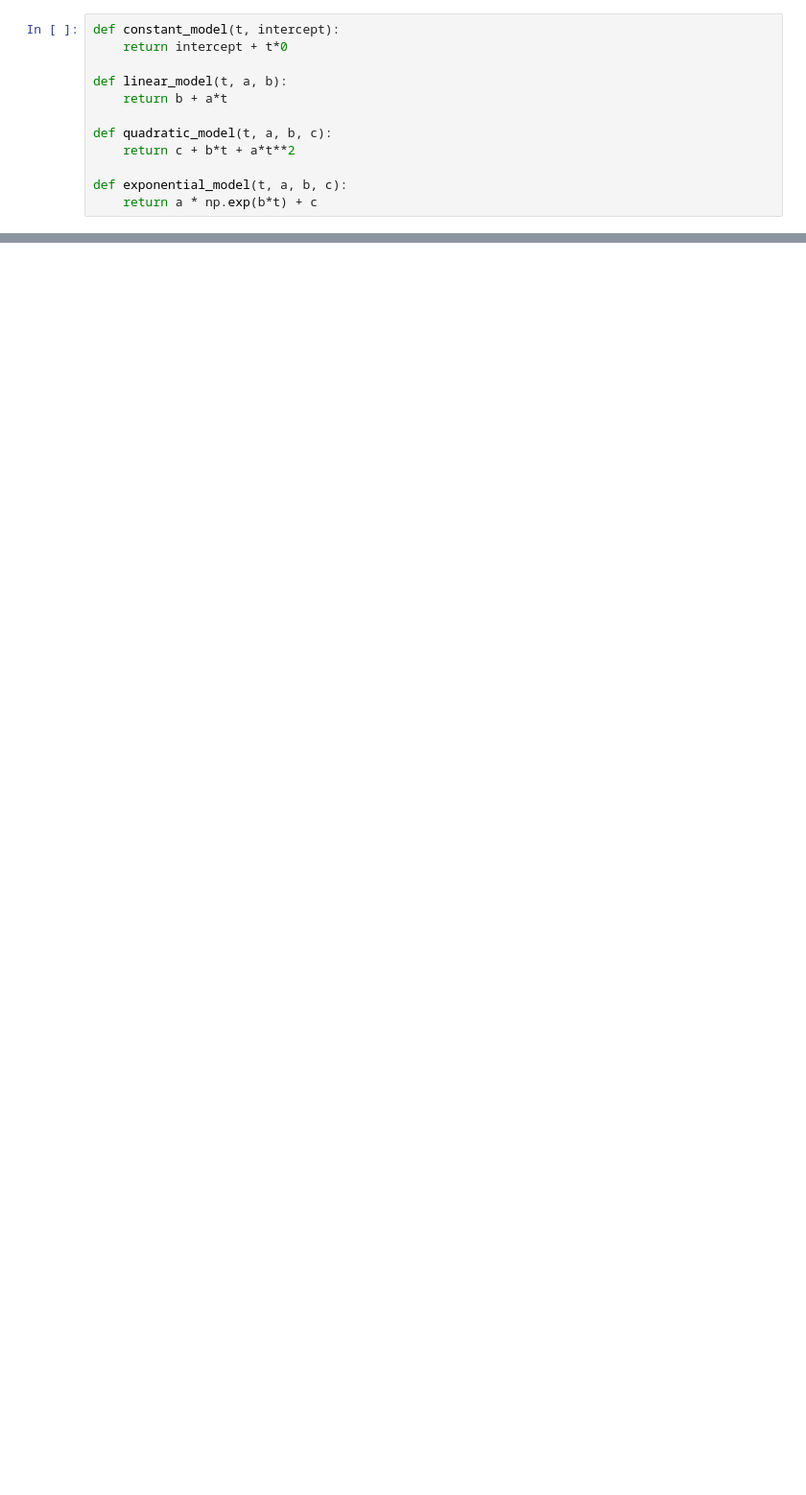
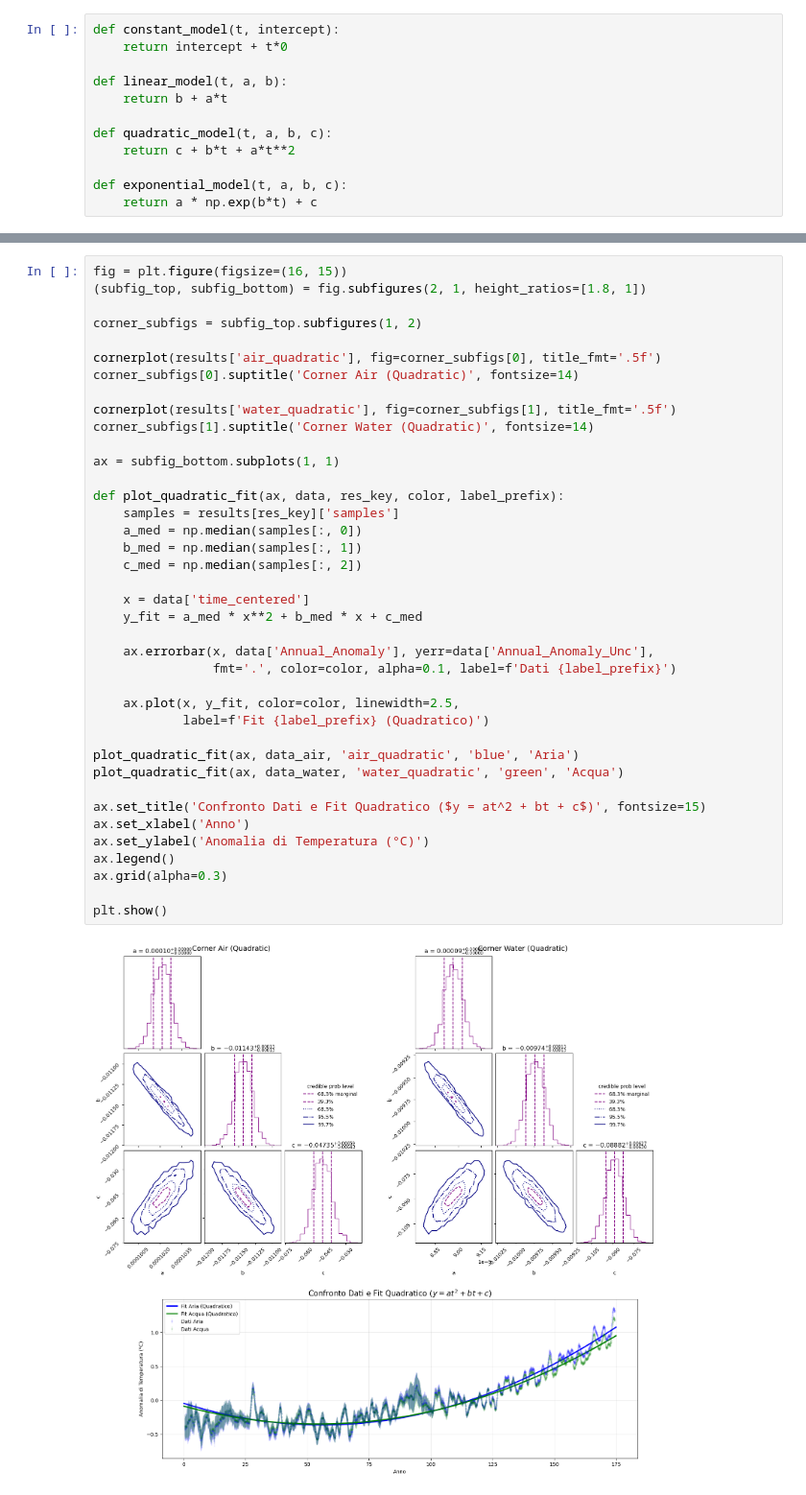
Before and after one commit to EnricoVianelli/GlobalWarming, a Jupyter notebook: global_warming.ipynb, the cells around one changed output, grey strips where cells are left out. Shown at 96% size. Drawn from its saved outputs; the diff is of its cells as text; blank space fills up the shorter version.

```diff
--- a/global_warming.ipynb
+++ b/global_warming.ipynb
@@ -314,0 +394,41 @@ plt.show()
+# %%
+fig = plt.figure(figsize=(16, 15))
+(subfig_top, subfig_bottom) = fig.subfigures(2, 1, height_ratios=[1.8, 1])
+
+corner_subfigs = subfig_top.subfigures(1, 2)
+
+cornerplot(results['air_quadratic'], fig=corner_subfigs[0], title_fmt='.5f')
+corner_subfigs[0].suptitle('Corner Air (Quadratic)', fontsize=14)
+
+cornerplot(results['water_quadratic'], fig=corner_subfigs[1], title_fmt='.5f')
+corner_subfigs[1].suptitle('Corner Water (Quadratic)', fontsize=14)
+
+ax = subfig_bottom.subplots(1, 1)
+
+def plot_quadratic_fit(ax, data, res_key, color, label_prefix):
+    samples = results[res_key]['samples']
+    a_med = np.median(samples[:, 0])
+    b_med = np.median(samples[:, 1])
+    c_med = np.median(samples[:, 2])
+
+    x = data['time_centered']
+    y_fit = a_med * x**2 + b_med * x + c_med
+
+    ax.errorbar(x, data['Annual_Anomaly'], yerr=data['Annual_Anomaly_Unc'],
+                fmt='.', color=color, alpha=0.1, label=f'Dati {label_prefix}')
+
+    ax.plot(x, y_fit, color=color, linewidth=2.5,
+            label=f'Fit {label_prefix} (Quadratico)')
+
+plot_quadratic_fit(ax, data_air, 'air_quadratic', 'blue', 'Aria')
+plot_quadratic_fit(ax, data_water, 'water_quadratic', 'green', 'Acqua')
+
+ax.set_title('Confronto Dati e Fit Quadratico ($y = at^2 + bt + c$)', fontsize=15)
+ax.set_xlabel('Anno')
+ax.set_ylabel('Anomalia di Temperatura (°C)')
+ax.legend()
+ax.grid(alpha=0.3)
+
+plt.show()
+# %% [output]
+[figure, added]
```
Also changed, not shown: parts of 19 cells of this notebook.
